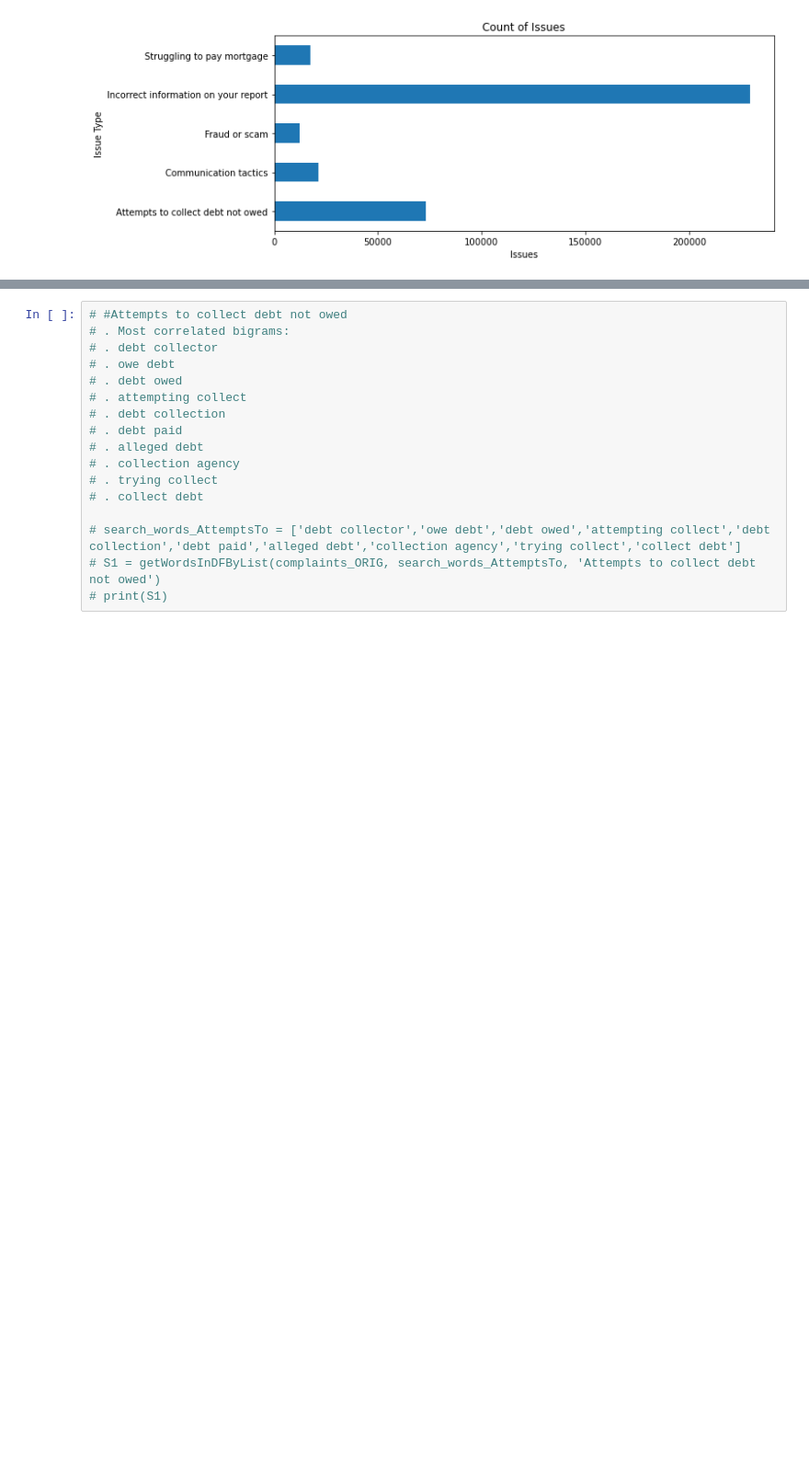
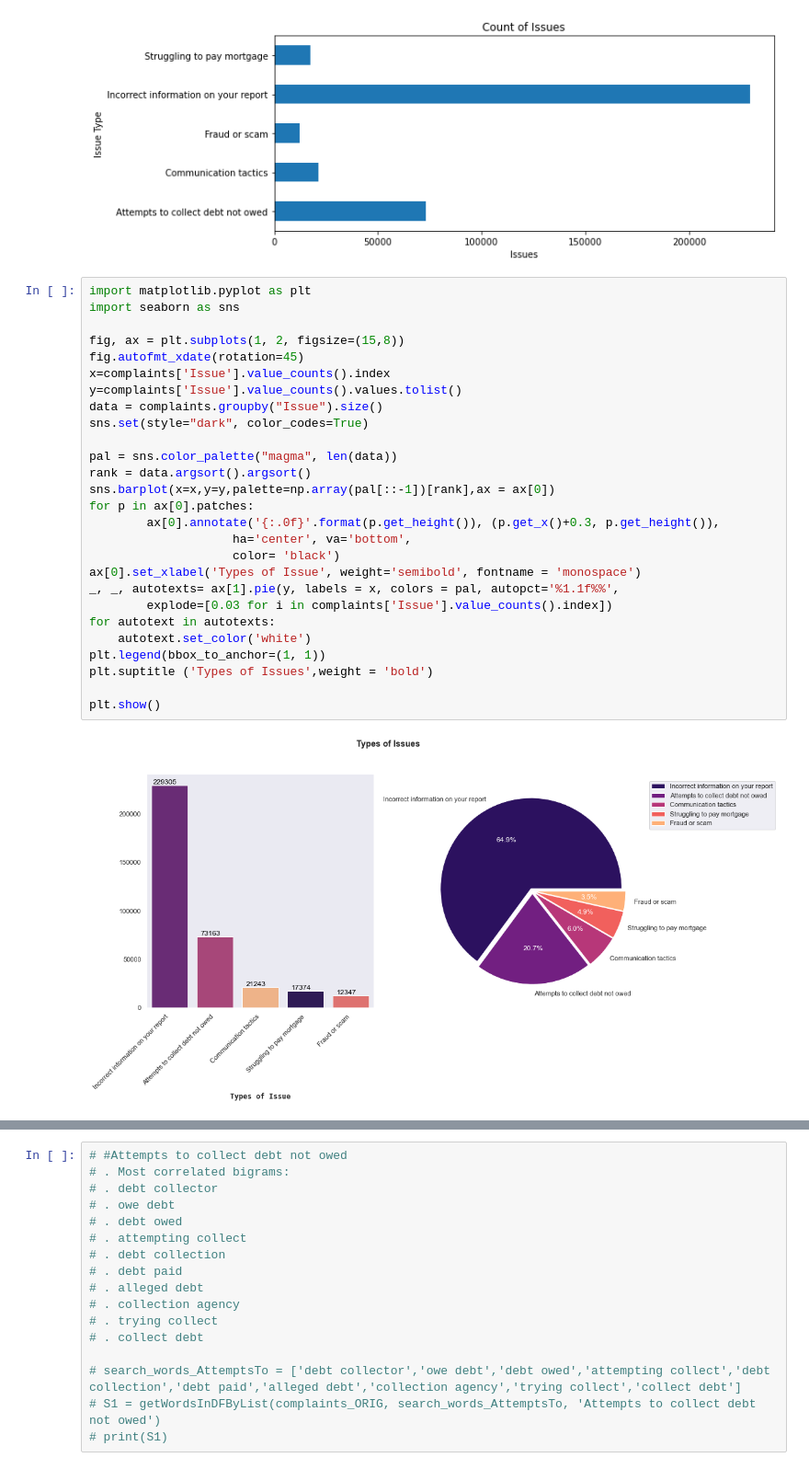
Before and after one commit to hcgreer/cfpb_text_classification, a Jupyter notebook: notebook/ajay-capocoders-eda.ipynb, the cells around one changed output, grey strips where cells are left out. Shown at 92% size. Saved outputs shown, nothing was run; the diff lists cells and outputs as text; blank space fills up the shorter version.

```diff
--- a/notebook/ajay-capocoders-eda.ipynb
+++ b/notebook/ajay-capocoders-eda.ipynb
@@ -255,3 +255,32 @@ ax.set_ylabel('Issue Type')
 # %% [output]
 Text(0, 0.5, 'Issue Type')
 [figure]
+# %%
+import matplotlib.pyplot as plt
+import seaborn as sns
+
+fig, ax = plt.subplots(1, 2, figsize=(15,8))
+fig.autofmt_xdate(rotation=45)
+x=complaints['Issue'].value_counts().index
+y=complaints['Issue'].value_counts().values.tolist()
+data = complaints.groupby("Issue").size()
+sns.set(style="dark", color_codes=True)
+
+pal = sns.color_palette("magma", len(data))
+rank = data.argsort().argsort()
+sns.barplot(x=x,y=y,palette=np.array(pal[::-1])[rank],ax = ax[0])
+for p in ax[0].patches:
+        ax[0].annotate('{:.0f}'.format(p.get_height()), (p.get_x()+0.3, p.get_height()),
+                    ha='center', va='bottom',
+                    color= 'black')
+ax[0].set_xlabel('Types of Issue', weight='semibold', fontname = 'monospace')
+_, _, autotexts= ax[1].pie(y, labels = x, colors = pal, autopct='%1.1f%%',
+        explode=[0.03 for i in complaints['Issue'].value_counts().index])
+for autotext in autotexts:
+    autotext.set_color('white')
+plt.legend(bbox_to_anchor=(1, 1))
+plt.suptitle ('Types of Issues',weight = 'bold')
+
+plt.show()
+# %% [output]
+[figure, added]
```
Also changed, not shown: parts of 4 cells of this notebook.
